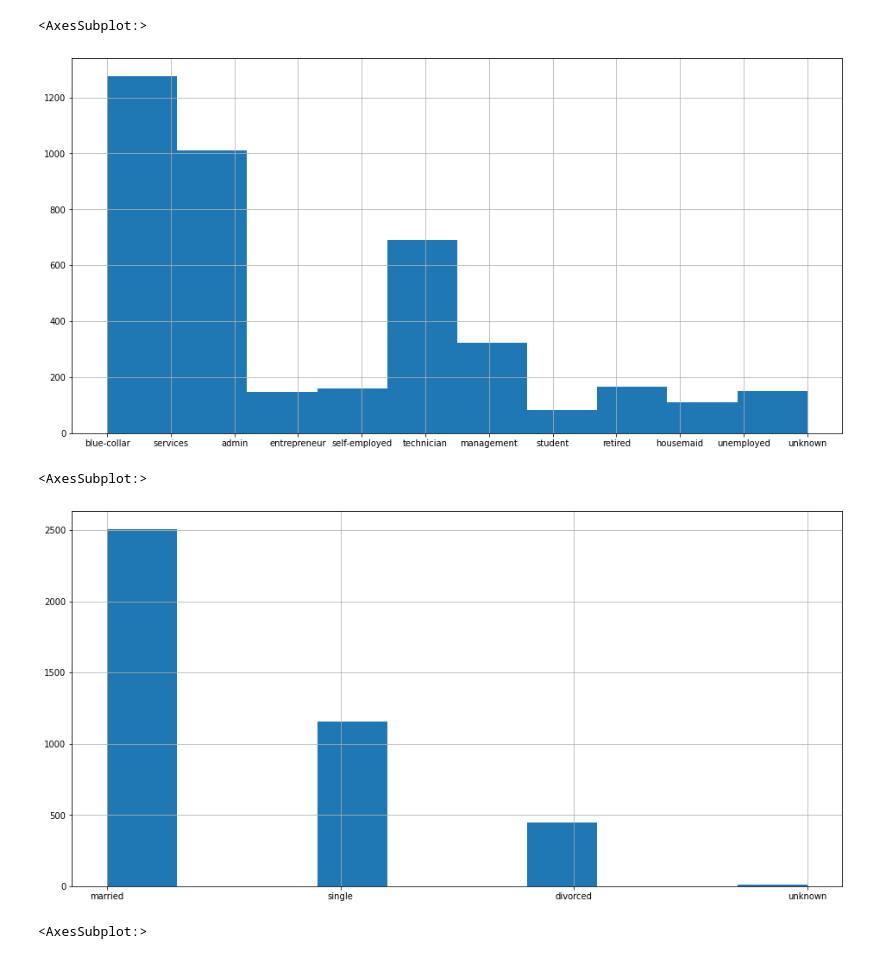
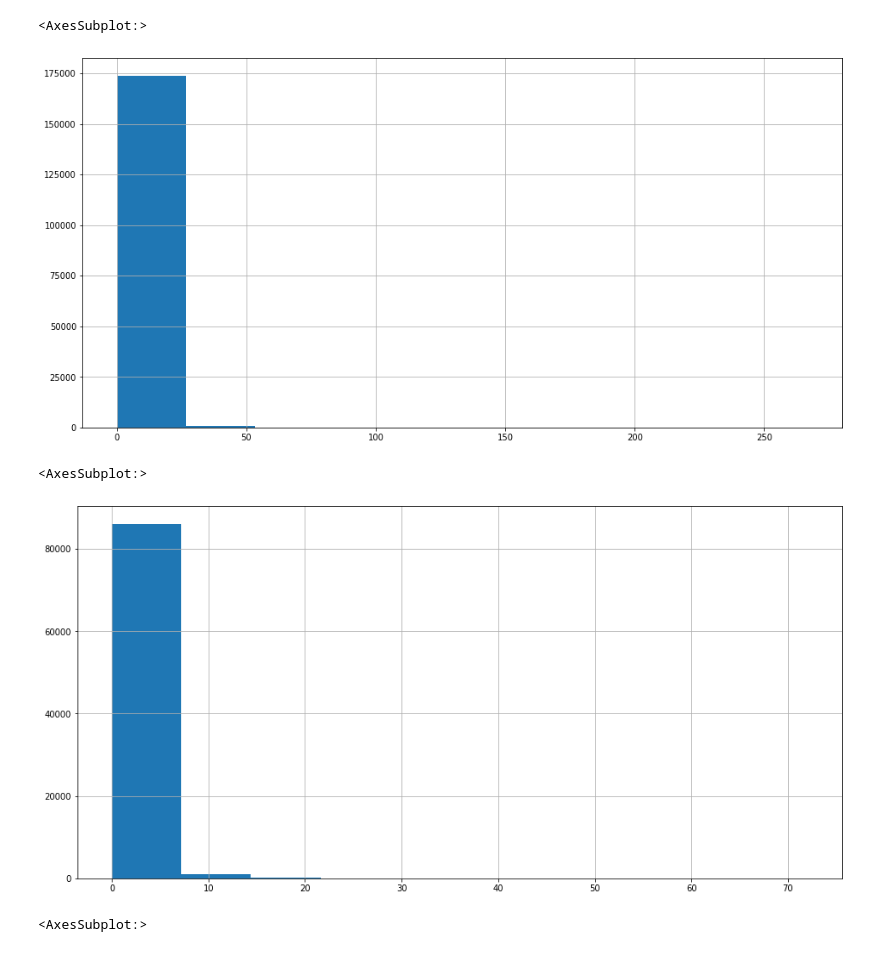
Before and after one commit to roflinyo/KFU-2k2s-Analys-dannie-project, a Jupyter notebook: data_analize.ipynb, the cells around one changed output. Drawn from its saved outputs; the diff is of its cells as text; code cells hidden in the pictures.

```diff
--- a/data_analize.ipynb
+++ b/data_analize.ipynb
@@ -8,5 +8,7 @@ TEXT_FEATURES = ["job", "marital", "education", "default", "housing",
 # %%
 data = get_data_for_analiz()
+# %%
+data = get_data()
 # %%
 data.describe().T
 # %% [output]
@@ -24,13 +53,13 @@ data.describe().T
 # %%
-data["job"].hist(figsize=(16, 8))
+data["ratio_to_median_purchase_price"].hist(figsize=(16, 8))
 # %% [output]
 <AxesSubplot:>
-[figure, old version]
+[figure, new version]
 # %%
-data["marital"].hist(figsize=(16, 8))
+data[data["fraud"] == 0]["ratio_to_median_purchase_price"].hist(figsize=(16, 8))
 # %% [output]
 <AxesSubplot:>
-[figure, old version]
+[figure, new version]
 # %%
 data["education"].hist(figsize=(16, 8))
 # %% [output]
```
Also changed, not shown: parts of 6 cells of this notebook, 10 other files.
